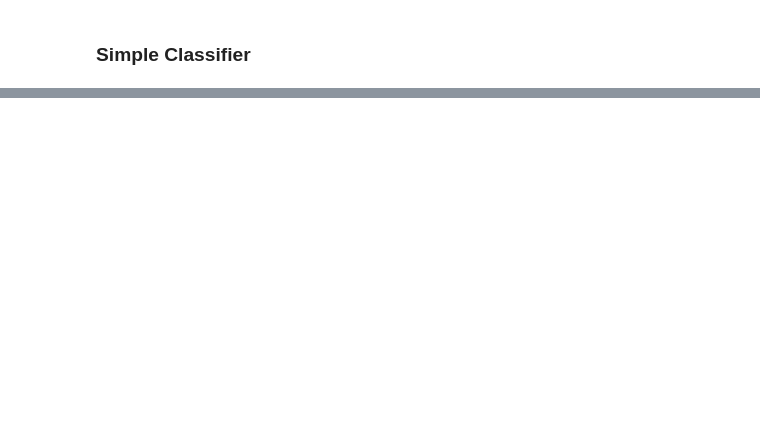
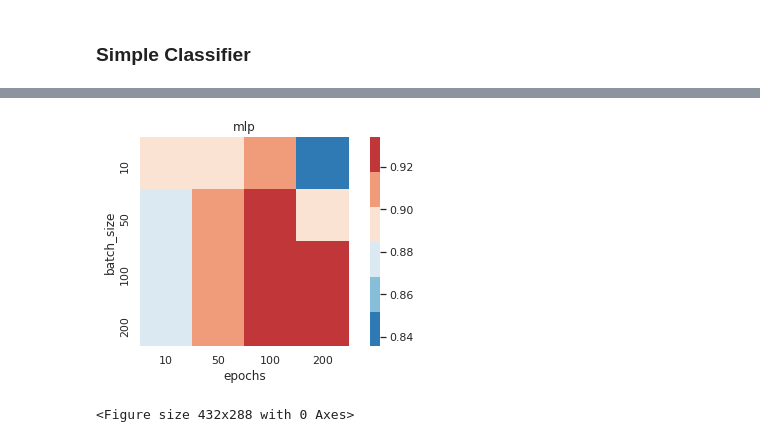
Before and after one commit to brittanyhewitson/epidemic_prediction, a Jupyter notebook: notebooks/report_code.ipynb, the cells around one changed output, grey strips where cells are left out. Cells and saved outputs as stored; diff of their text form; code cells hidden in the pictures; blank space fills up the shorter version.

```diff
--- a/notebooks/report_code.ipynb
+++ b/notebooks/report_code.ipynb
@@ -136,0 +213,4 @@ plot_accuracy_by_date(dates, best_results)
+# %%
+# Set up the multi layer perceptron for the small dataset
+mlp_sm = build_mlp(data_sm["X_train"])
+print(mlp_sm.summary())
@@ -136,0 +235,9 @@ plot_accuracy_by_date(dates, best_results)
+# %%
+# Run MLP for small dataset
+mlp_results_sm = test_nn(mlp_sm, data_sm, 'mlp', nn_params, verbose=False,)
+
+# Visualize Results
+plot_nn_heatmap(mlp_results_sm)
+# %% [output]
+[figure, added]
+<Figure size 432x288 with 0 Axes>
```
Also changed, not shown: parts of 28 cells of this notebook, 3 other files.
